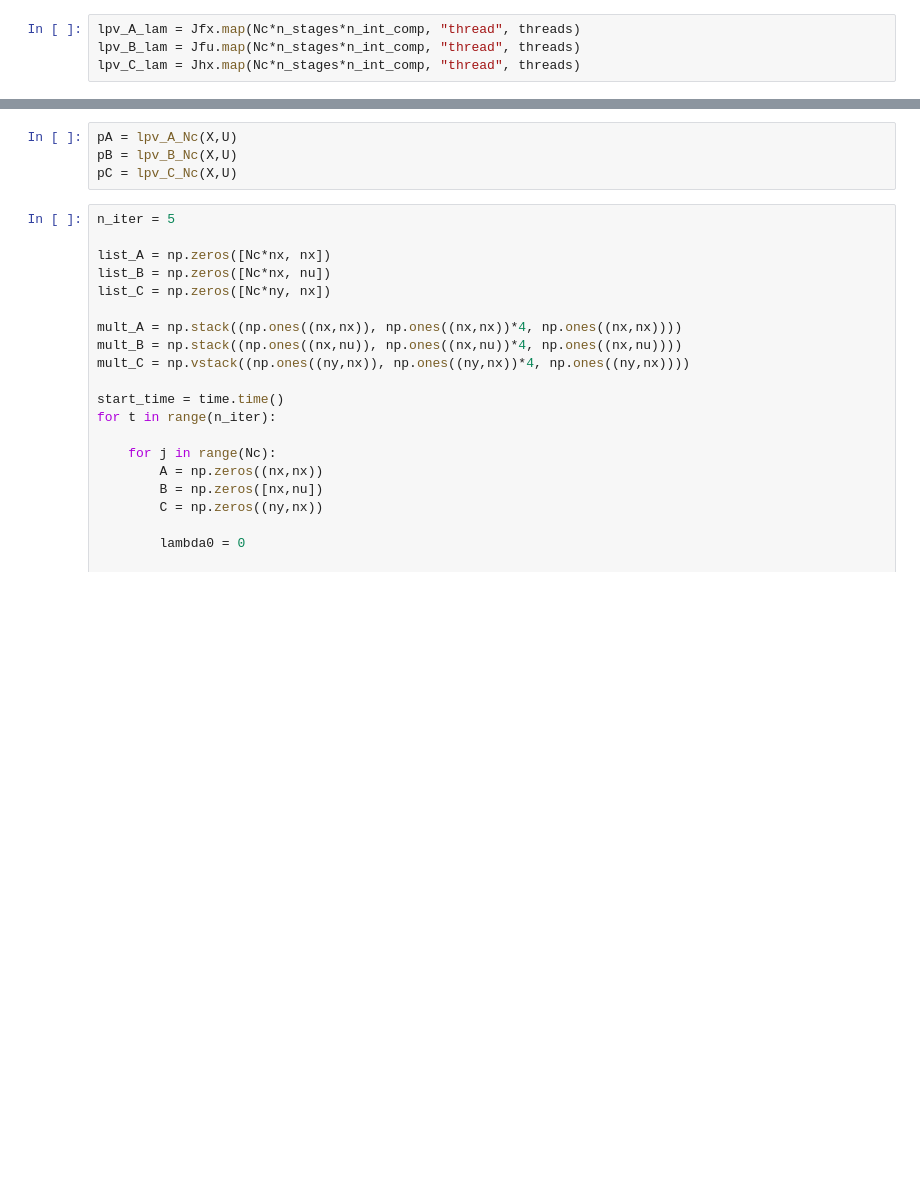
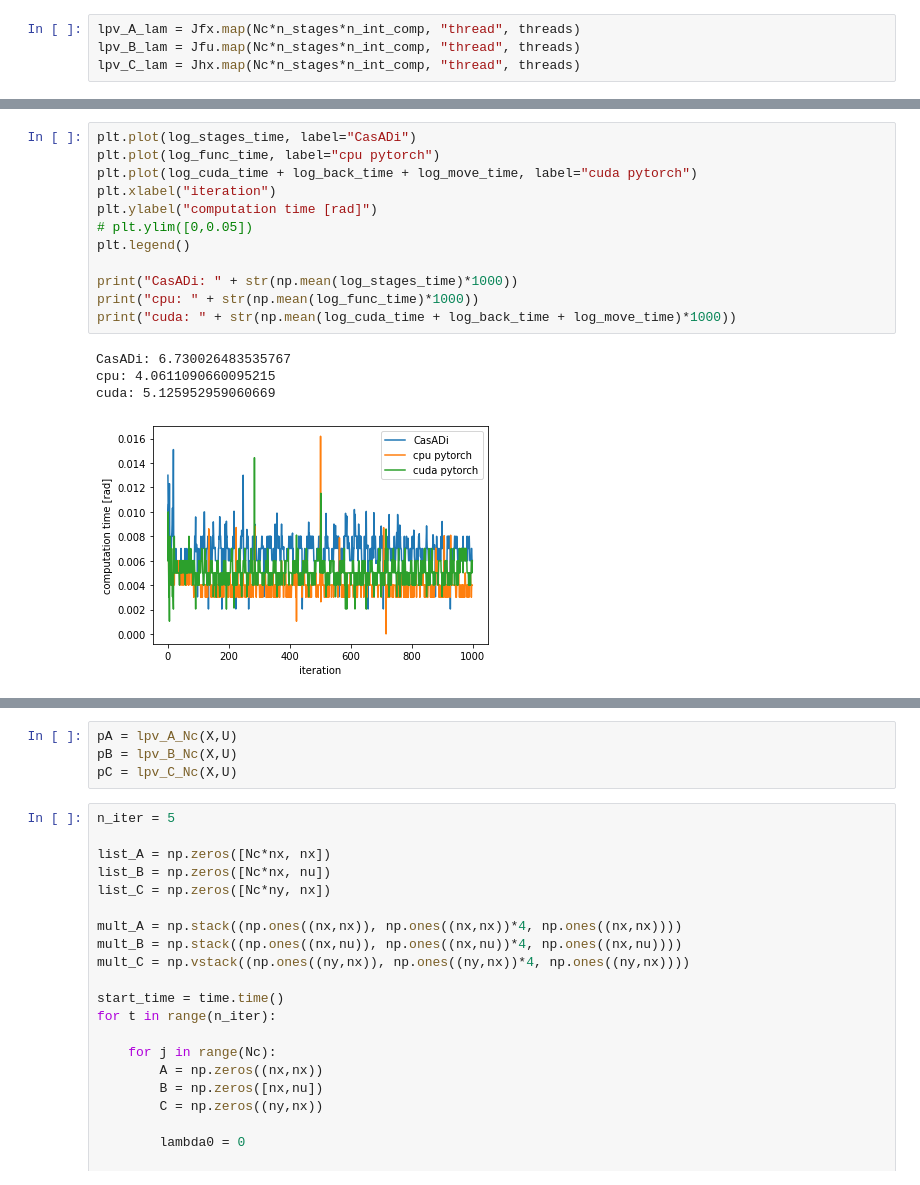
Before and after one commit to Mixxxxx358/NonlinearController, a Jupyter notebook: parallel_computation_test.ipynb, the cells around one changed output, grey strips where cells are left out. Cells and saved outputs as stored; diff of their text form; blank space fills up the shorter version.

```diff
--- a/parallel_computation_test.ipynb
+++ b/parallel_computation_test.ipynb
@@ -201,0 +226,17 @@ Fraction Cas / func: 0.45465095422198115
+# %%
+plt.plot(log_stages_time, label="CasADi")
+plt.plot(log_func_time, label="cpu pytorch")
+plt.plot(log_cuda_time + log_back_time + log_move_time, label="cuda pytorch")
+plt.xlabel("iteration")
+plt.ylabel("computation time [rad]")
+# plt.ylim([0,0.05])
+plt.legend()
+
+print("CasADi: " + str(np.mean(log_stages_time)*1000))
+print("cpu: " + str(np.mean(log_func_time)*1000))
+print("cuda: " + str(np.mean(log_cuda_time + log_back_time + log_move_time)*1000))
+# %% [output]
+CasADi: 6.730026483535767
+cpu: 4.0611090660095215
+cuda: 5.125952959060669
+[figure, added]
```
Also changed, not shown: parts of 9 cells of this notebook.
